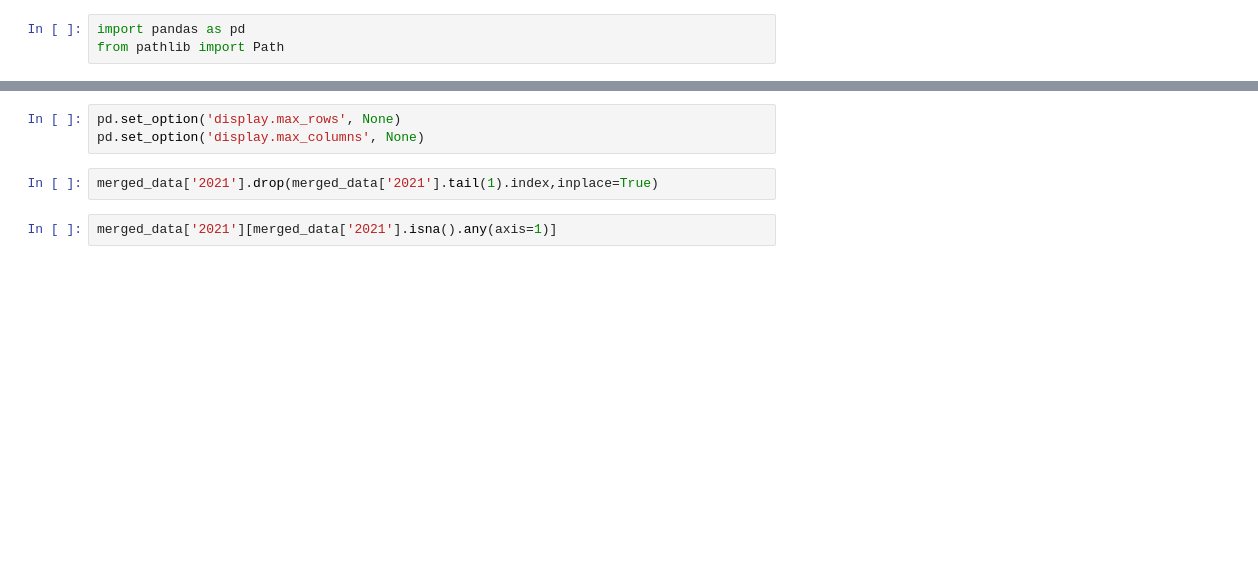
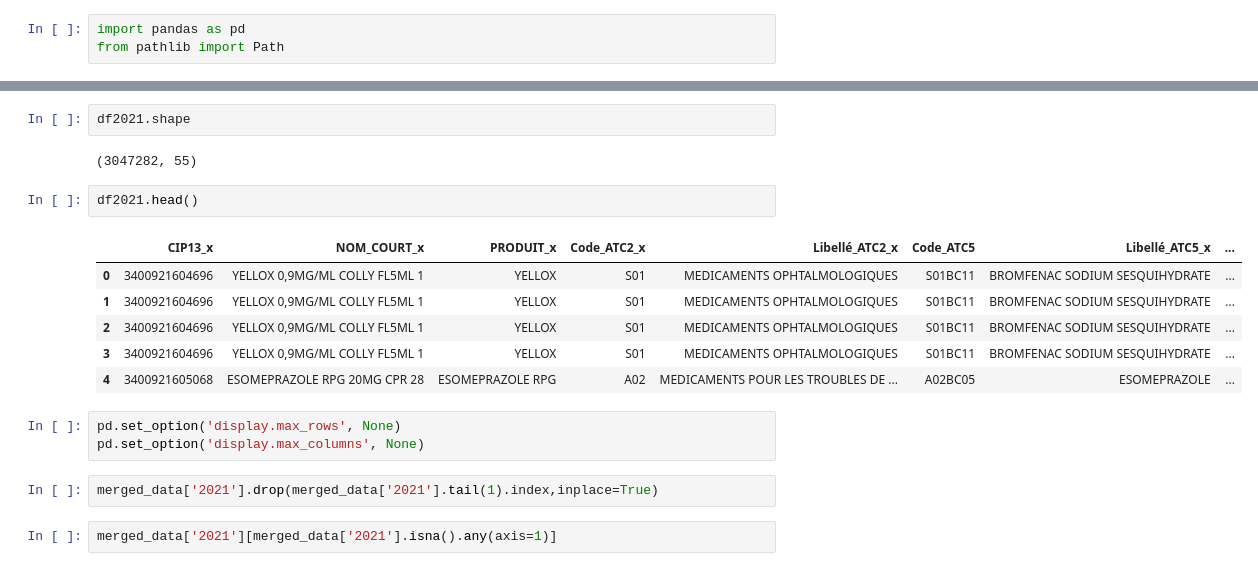
Before and after one commit to antoinedhelft/Projects, a Jupyter notebook: medicines/script/jupyter_control.ipynb, the cells around one changed output, grey strips where cells are left out. Saved outputs shown, nothing was run; the diff lists cells and outputs as text; blank space fills up the shorter version.

```diff
--- a/medicines/script/jupyter_control.ipynb
+++ b/medicines/script/jupyter_control.ipynb
@@ -79,3 +36,16 @@ Index(['CIP13_x', 'NOM_COURT_x', 'PRODUIT_x', 'Code_ATC2_x', 'Libellé_ATC2_x',
+# %%
+df2021.shape
+# %% [output]
+(3047282, 55)
+# %%
+df2021.head()
+# %% [output]
+|  | CIP13_x | NOM_COURT_x | PRODUIT_x | Code_ATC2_x | Libellé_ATC2_x | Code_ATC5 | Libellé_ATC5_x | ... |
+| 0 | 3400921604696 | YELLOX 0,9MG/ML COLLY FL5ML 1 | YELLOX | S01 | MEDICAMENTS OPHTALMOLOGIQUES | S01BC11 | BROMFENAC SODIUM SESQUIHYDRATE | ... |
+| 1 | 3400921604696 | YELLOX 0,9MG/ML COLLY FL5ML 1 | YELLOX | S01 | MEDICAMENTS OPHTALMOLOGIQUES | S01BC11 | BROMFENAC SODIUM SESQUIHYDRATE | ... |
+| 2 | 3400921604696 | YELLOX 0,9MG/ML COLLY FL5ML 1 | YELLOX | S01 | MEDICAMENTS OPHTALMOLOGIQUES | S01BC11 | BROMFENAC SODIUM SESQUIHYDRATE | ... |
+| 3 | 3400921604696 | YELLOX 0,9MG/ML COLLY FL5ML 1 | YELLOX | S01 | MEDICAMENTS OPHTALMOLOGIQUES | S01BC11 | BROMFENAC SODIUM SESQUIHYDRATE | ... |
+| 4 | 3400921605068 | ESOMEPRAZOLE RPG 20MG CPR 28 | ESOMEPRAZOLE RPG | A02 | MEDICAMENTS POUR LES TROUBLES DE ... | A02BC05 | ESOMEPRAZOLE | ... |
 # %%
 pd.set_option('display.max_rows', None)
 pd.set_option('display.max_columns', None)
```
Also changed, not shown: parts of 4 cells of this notebook, 2 other files.
